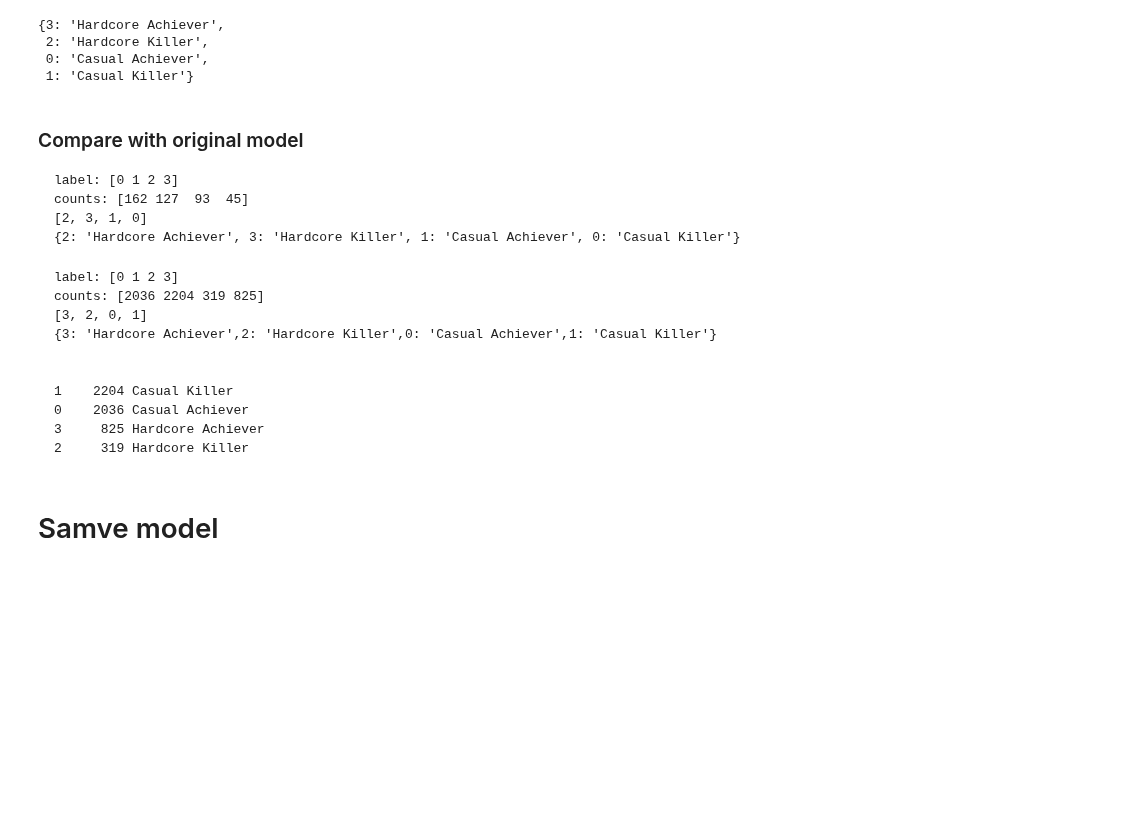
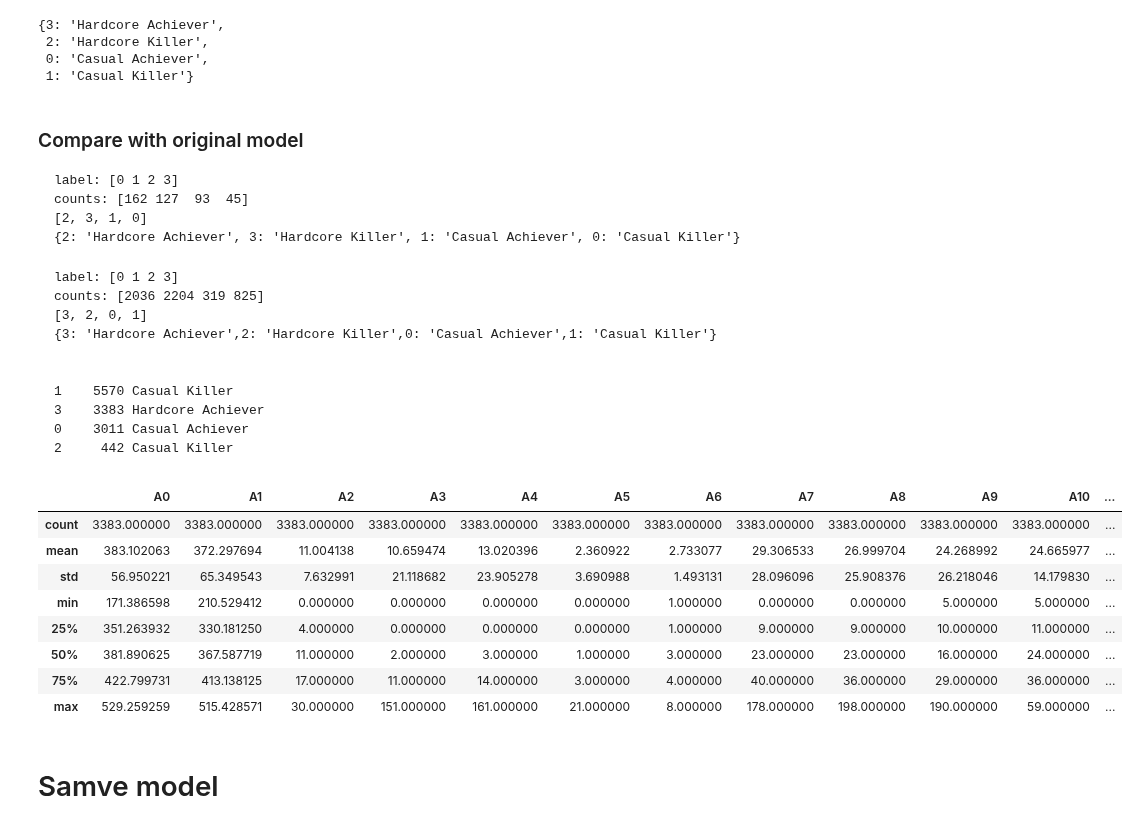
Before and after one commit to athivvat/spacewar, a Jupyter notebook: online-learning/online_analytics.ipynb, the cells around one changed output. Cells and saved outputs as stored; diff of their text form; code cells hidden in the pictures; blank space fills up the shorter version.

````diff
--- a/online-learning/online_analytics.ipynb
+++ b/online-learning/online_analytics.ipynb
@@ -188,11 +200,26 @@ counts: [2036 2204 319 825]
 {3: 'Hardcore Achiever',2: 'Hardcore Killer',0: 'Casual Achiever',1: 'Casual Killer'}
 
 
-1    2204 Casual Killer
-0    2036 Casual Achiever
-3     825 Hardcore Achiever
-2     319 Hardcore Killer
+1    5570 Casual Killer
+3    3383 Hardcore Achiever
+0    3011 Casual Achiever
+2     442 Casual Killer
 ```
+# %%
+# Hardcore Achiever
+HA = data[data['Y'] == 3]
+# %%
+HA.describe()
+# %% [output]
+|  | A0 | A1 | A2 | A3 | A4 | A5 | A6 | A7 | A8 | A9 | A10 | ... |
+| count | 3383.000000 | 3383.000000 | 3383.000000 | 3383.000000 | 3383.000000 | 3383.000000 | 3383.000000 | 3383.000000 | 3383.000000 | 3383.000000 | 3383.000000 | ... |
+| mean | 383.102063 | 372.297694 | 11.004138 | 10.659474 | 13.020396 | 2.360922 | 2.733077 | 29.306533 | 26.999704 | 24.268992 | 24.665977 | ... |
+| std | 56.950221 | 65.349543 | 7.632991 | 21.118682 | 23.905278 | 3.690988 | 1.493131 | 28.096096 | 25.908376 | 26.218046 | 14.179830 | ... |
+| min | 171.386598 | 210.529412 | 0.000000 | 0.000000 | 0.000000 | 0.000000 | 1.000000 | 0.000000 | 0.000000 | 5.000000 | 5.000000 | ... |
+| 25% | 351.263932 | 330.181250 | 4.000000 | 0.000000 | 0.000000 | 0.000000 | 1.000000 | 9.000000 | 9.000000 | 10.000000 | 11.000000 | ... |
+| 50% | 381.890625 | 367.587719 | 11.000000 | 2.000000 | 3.000000 | 1.000000 | 3.000000 | 23.000000 | 23.000000 | 16.000000 | 24.000000 | ... |
+| 75% | 422.799731 | 413.138125 | 17.000000 | 11.000000 | 14.000000 | 3.000000 | 4.000000 | 40.000000 | 36.000000 | 29.000000 | 36.000000 | ... |
+| max | 529.259259 | 515.428571 | 30.000000 | 151.000000 | 161.000000 | 21.000000 | 8.000000 | 178.000000 | 198.000000 | 190.000000 | 59.000000 | ... |
 # %% [markdown]
 # Samve model
 # %%
````
Also changed, not shown: parts of 7 cells of this notebook, 16 other files.
